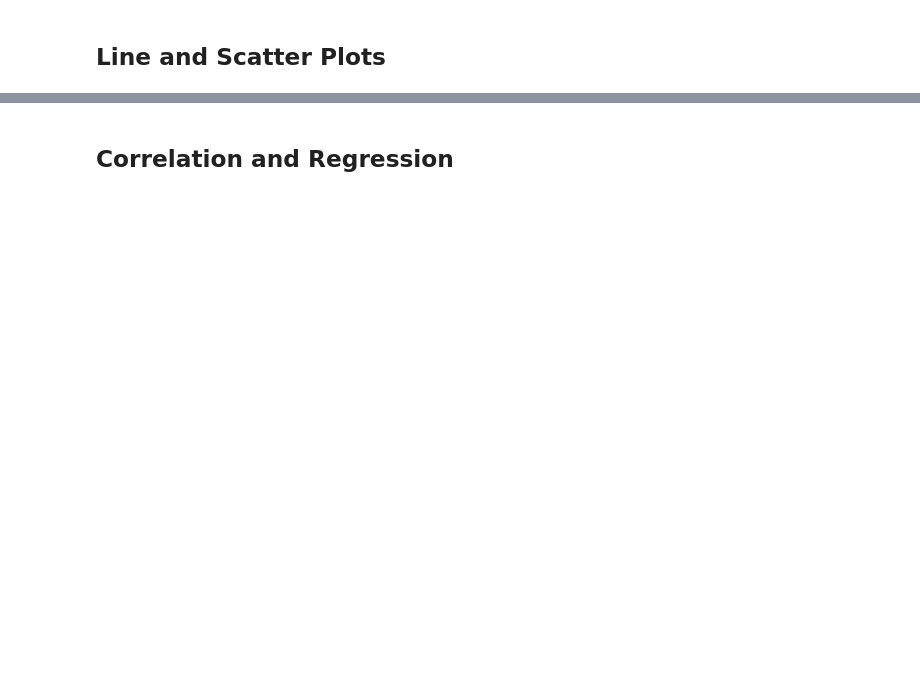
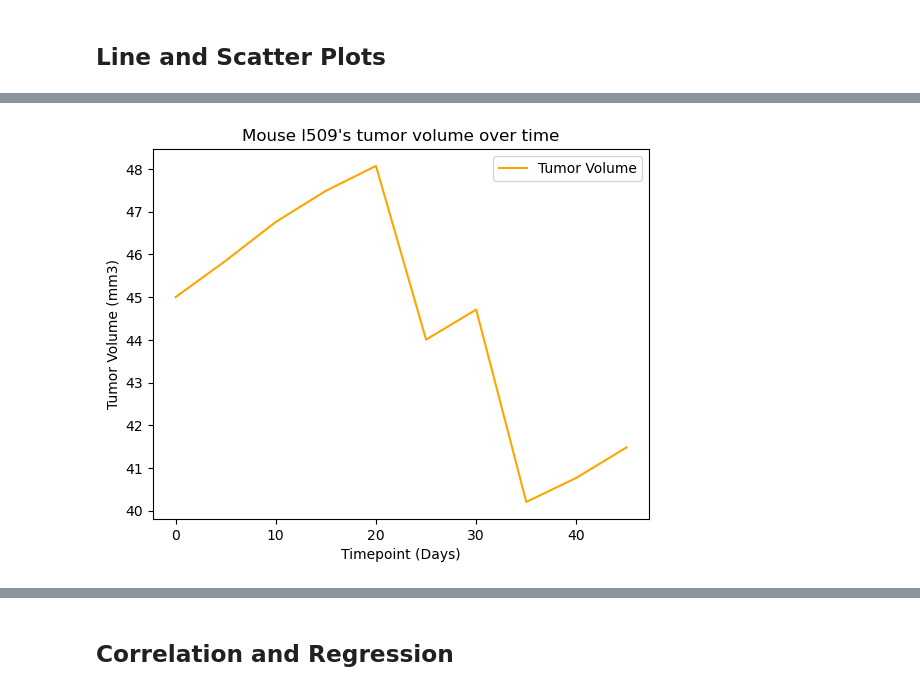
Before and after one commit to jkspiva/matplotlib-challenge, a Jupyter notebook: Pymaceuticals/pymaceuticals_main.ipynb, the cells around one changed output, grey strips where cells are left out. Saved outputs shown, nothing was run; the diff lists cells and outputs as text; code cells hidden in the pictures; blank space fills up the shorter version.

```diff
--- a/Pymaceuticals/pymaceuticals_main.ipynb
+++ b/Pymaceuticals/pymaceuticals_main.ipynb
@@ -270,0 +321,18 @@ Capomulin_tumors = Capomulin_merge["Tumor Volume (mm3)"]
+# %%
+# Single mouse l509
+mouse_l509 = clean_df.loc[clean_df["Mouse ID"]=="l509"]
+# %%
+# Generating the line plot of tumor volume vs. time point for a single mouse 'l897' treated with Capomulin
+x_time = mouse_l509["Timepoint"]
+y_tumor = mouse_l509["Tumor Volume (mm3)"]
+
+plt.plot(x_time, y_tumor, color="orange", label="Tumor Volume")
+plt.legend(loc="best")
+plt.title("Mouse l509's tumor volume over time")
+plt.xlabel("Timepoint (Days)")
+plt.xticks(np.arange(min(x_time), max(x_time)+1, 10))
+plt.ylabel("Tumor Volume (mm3)")
+
+plt.show()
+# %% [output]
+[figure, added]
```
Also changed, not shown: parts of 9 cells of this notebook.
